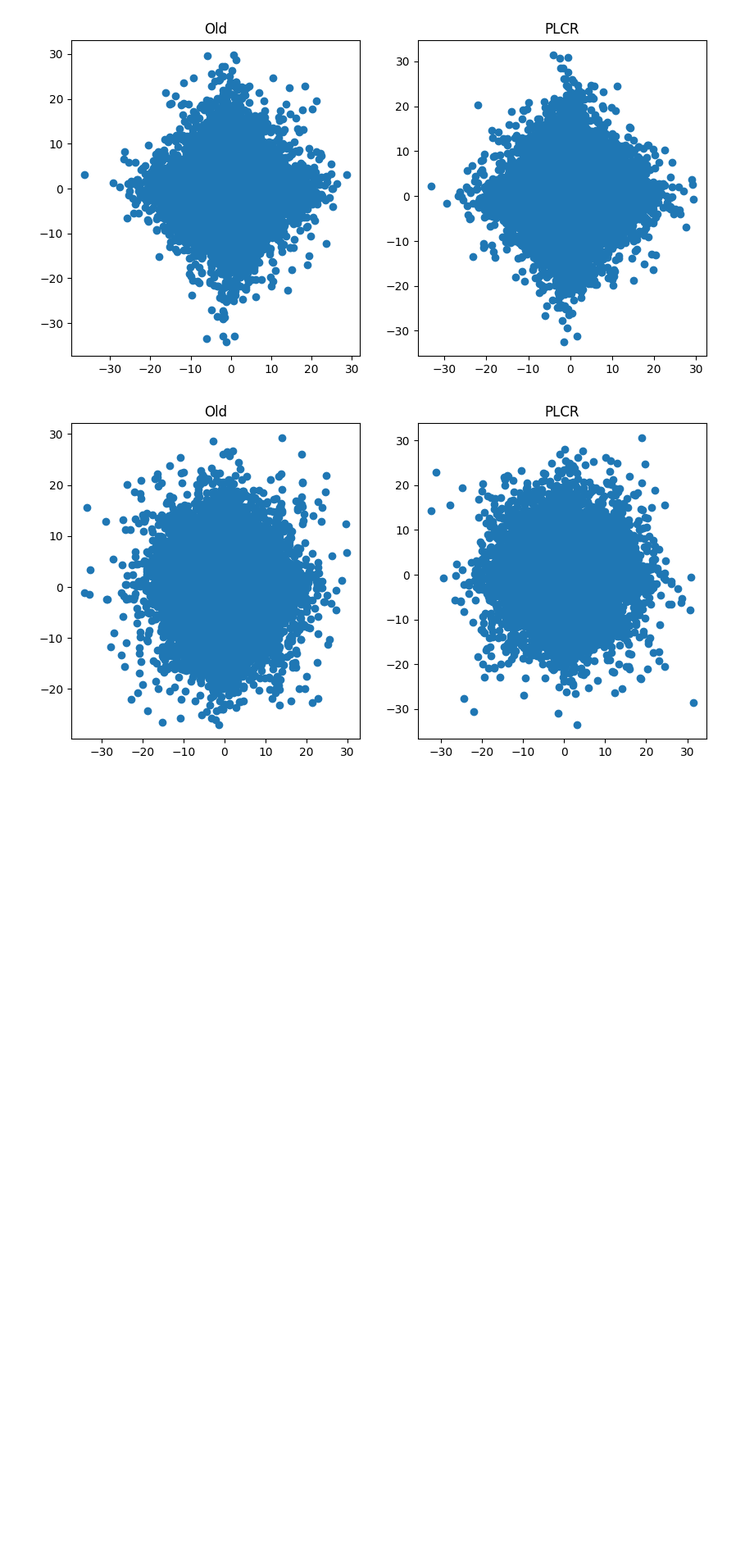
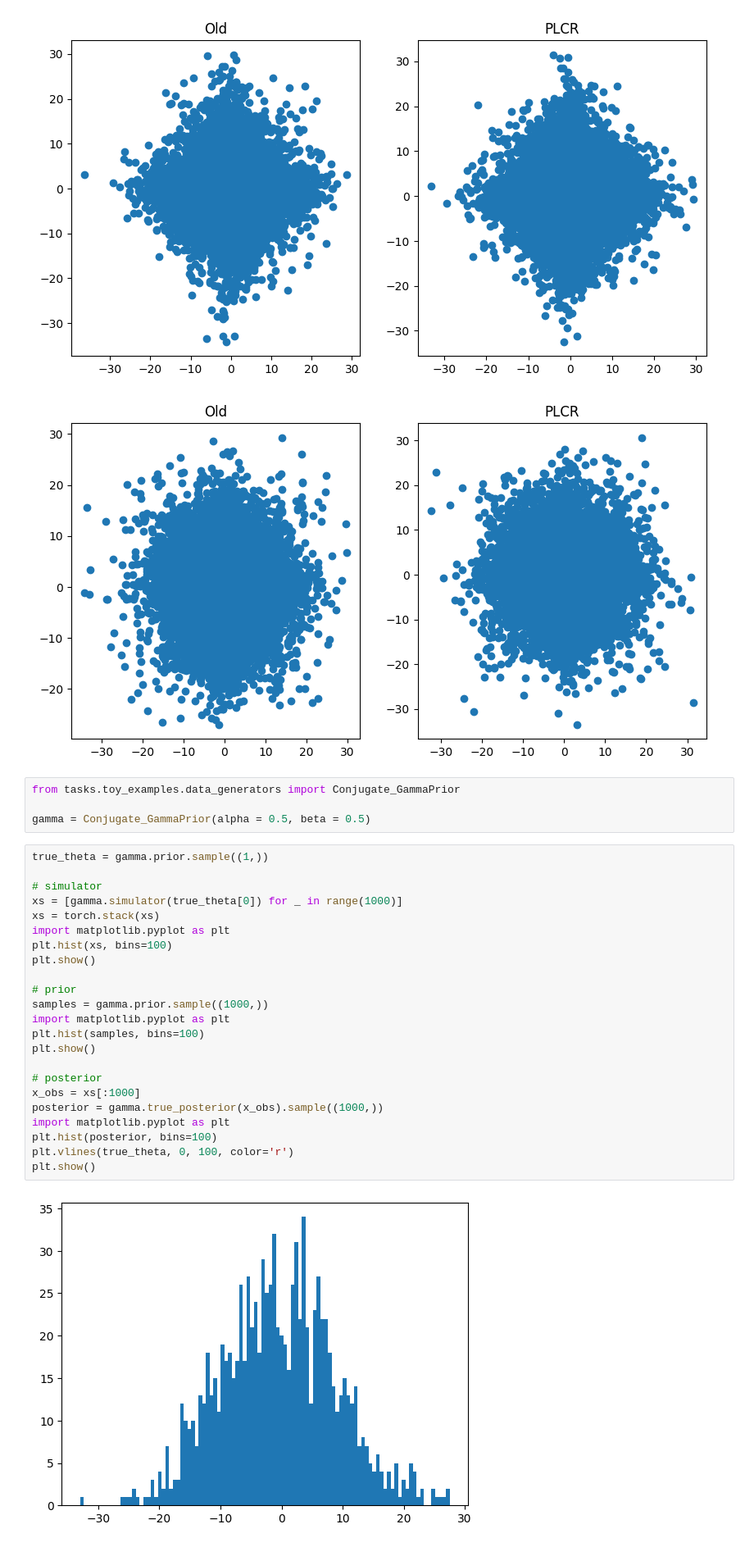
Before and after one commit to JuliaLinhart/diffusions-for-sbi, a Jupyter notebook: notebooks/diffused_priors.ipynb, the cells around one changed output. Shown at 82% size. Saved outputs shown, nothing was run; the diff lists cells and outputs as text; blank space fills up the shorter version.

Commit message:
first attempt gamma diff prior

```diff
--- a/notebooks/diffused_priors.ipynb
+++ b/notebooks/diffused_priors.ipynb
@@ -204,3 +204,32 @@ for i in range(7):
 [figure]
 [figure]
 [figure]
+# %%
+from tasks.toy_examples.data_generators import Conjugate_GammaPrior
+
+gamma = Conjugate_GammaPrior(alpha = 0.5, beta = 0.5)
+# %%
+true_theta = gamma.prior.sample((1,))
+
+# simulator
+xs = [gamma.simulator(true_theta[0]) for _ in range(1000)]
+xs = torch.stack(xs)
+import matplotlib.pyplot as plt
+plt.hist(xs, bins=100)
+plt.show()
+
+# prior
+samples = gamma.prior.sample((1000,))
+import matplotlib.pyplot as plt
+plt.hist(samples, bins=100)
+plt.show()
+
+# posterior
+x_obs = xs[:1000]
+posterior = gamma.true_posterior(x_obs).sample((1000,))
+import matplotlib.pyplot as plt
+plt.hist(posterior, bins=100)
+plt.vlines(true_theta, 0, 100, color='r')
+plt.show()
+# %% [output]
+[figure, added]
```
Also changed, not shown: parts of 2 cells of this notebook, 1 other file.
